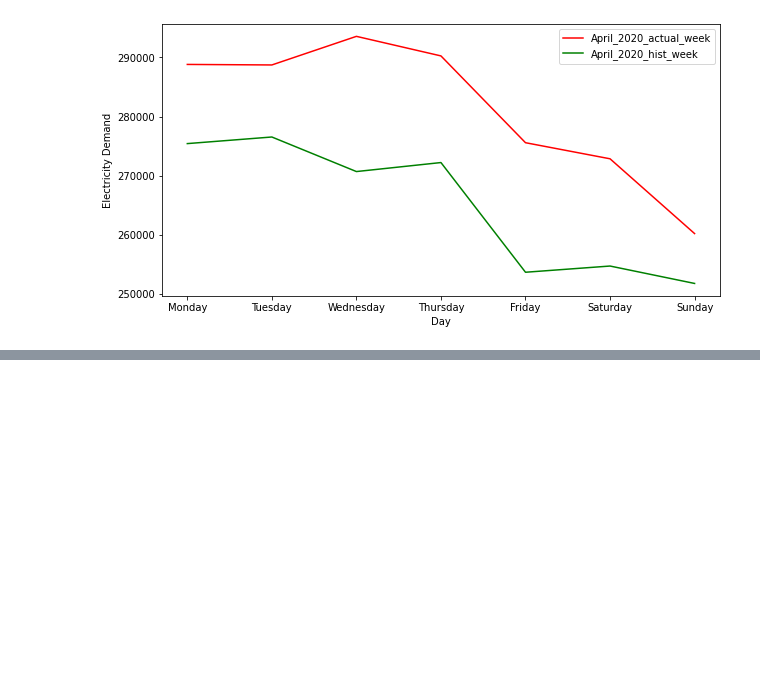
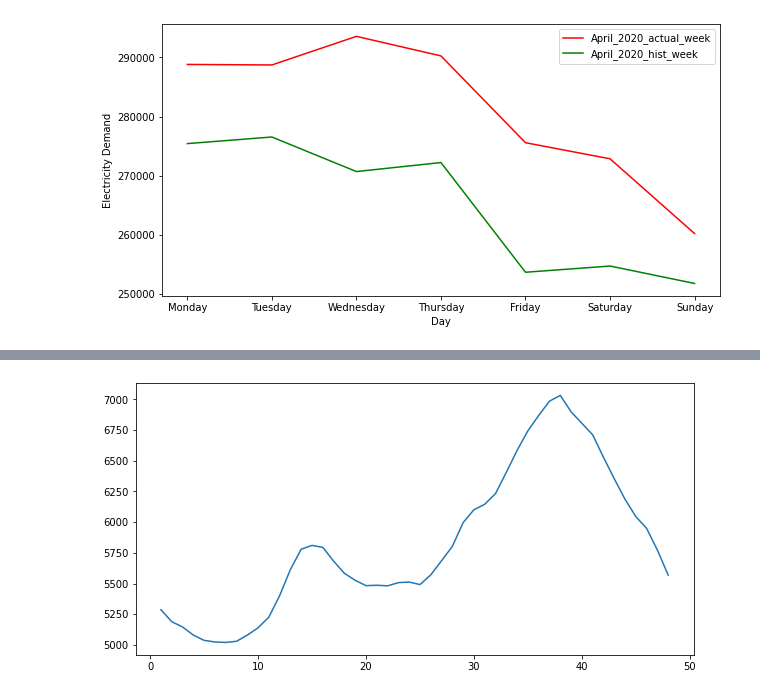
Before and after one commit to saeed2016/Electricity_Demand_Challenge, a Jupyter notebook: Electricity_demand_challenge.ipynb, the cells around one changed output, grey strips where cells are left out. Drawn from its saved outputs; the diff is of its cells as text; code cells hidden in the pictures; blank space fills up the shorter version.

```diff
--- a/Electricity_demand_challenge.ipynb
+++ b/Electricity_demand_challenge.ipynb
@@ -239,0 +274,12 @@ Text(0.5, 0, 'Day')
+# %%
+## write a function to visualize baseline model for 2020 by entring date value by user
+def visualize_day(date):
+    df_hist_day = df_hist.loc[df_hist.date == date ]
+    df_hist_vis = df_hist_day.iloc[:,1:49]
+    fig, ax = plt.subplots(figsize=(10,5))
+    ax.plot(range(1,len(df_hist_vis.columns)+1),df_hist_vis.values[0])
+# %%
+# Please enter the day of your choice here:
+visualize_day('2020-04-02')
+# %% [output]
+[figure, added]
```
Also changed, not shown: parts of 21 cells of this notebook.
